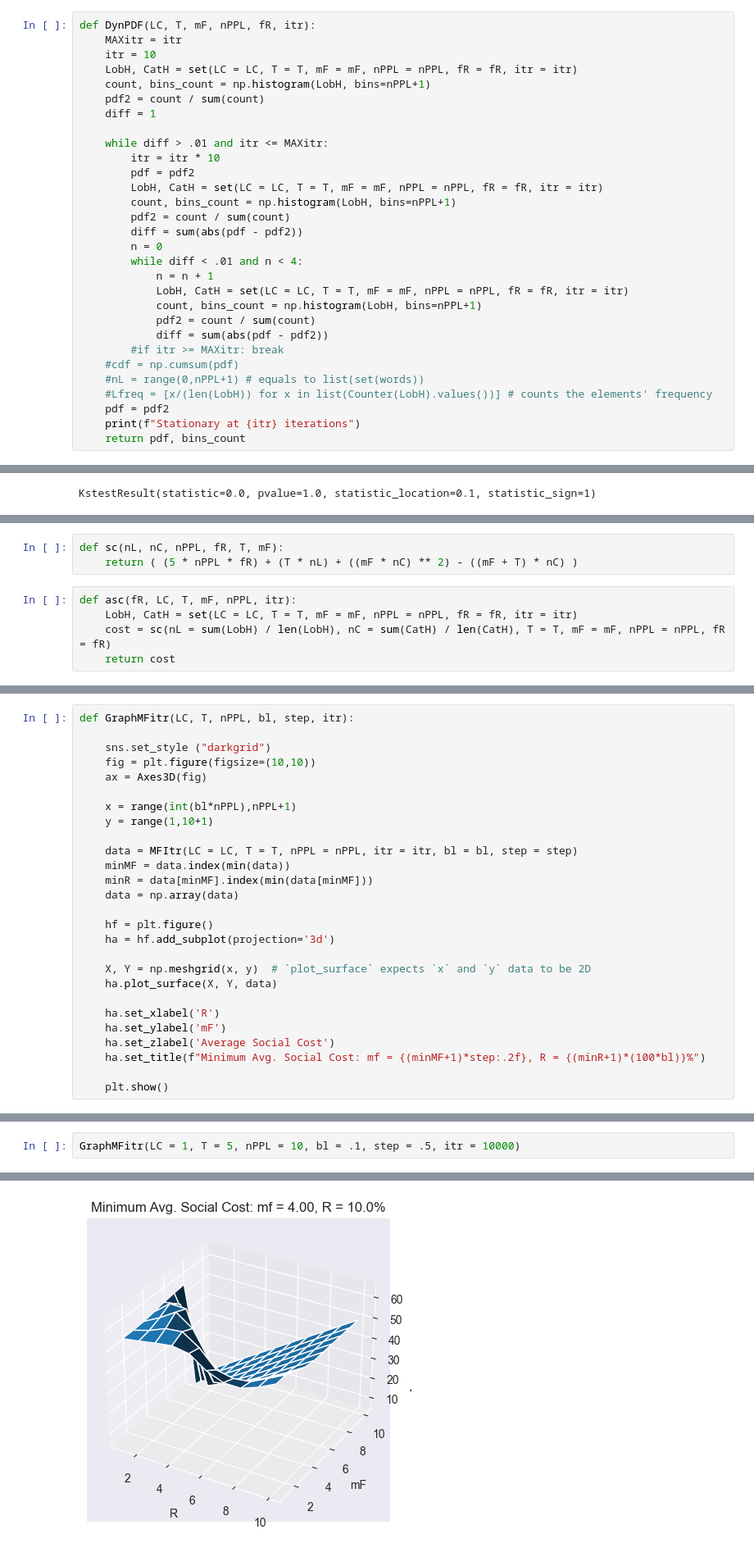
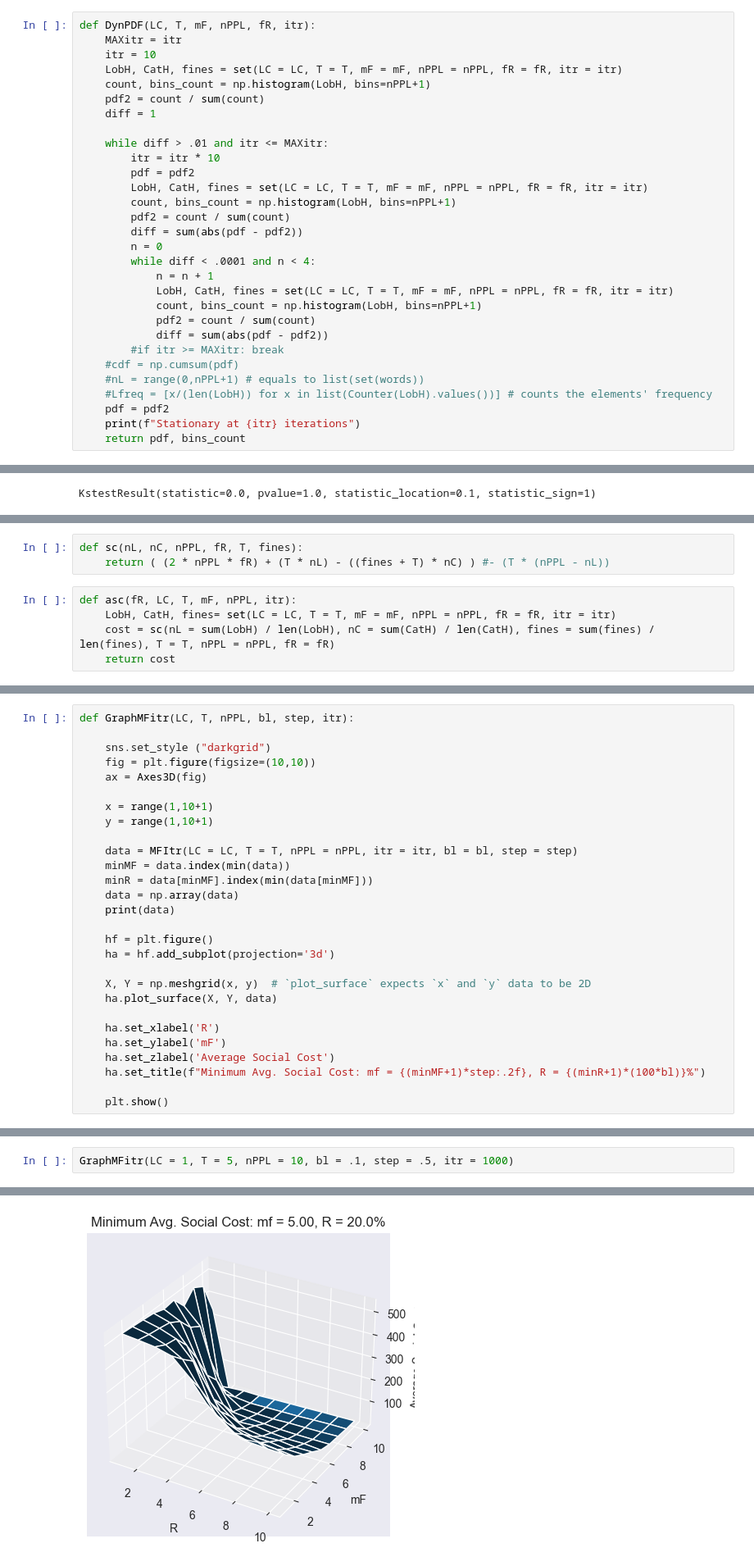
Before and after one commit to JTayMilli/391X, a Jupyter notebook: BoringDynamics.ipynb, the cells around one changed output, grey strips where cells are left out. Shown at 82% size. Drawn from its saved outputs; the diff is of its cells as text.

```diff
--- a/BoringDynamics.ipynb
+++ b/BoringDynamics.ipynb
@@ -92,7 +111,7 @@ plt.plot(CatH)
 def DynPDF(LC, T, mF, nPPL, fR, itr):
     MAXitr = itr
     itr = 10
-    LobH, CatH = set(LC = LC, T = T, mF = mF, nPPL = nPPL, fR = fR, itr = itr)
+    LobH, CatH, fines = set(LC = LC, T = T, mF = mF, nPPL = nPPL, fR = fR, itr = itr)
     count, bins_count = np.histogram(LobH, bins=nPPL+1)
     pdf2 = count / sum(count)
     diff = 1
@@ -100,14 +119,14 @@ def DynPDF(LC, T, mF, nPPL, fR, itr):
     while diff > .01 and itr <= MAXitr:
         itr = itr * 10
         pdf = pdf2
-        LobH, CatH = set(LC = LC, T = T, mF = mF, nPPL = nPPL, fR = fR, itr = itr)
+        LobH, CatH, fines = set(LC = LC, T = T, mF = mF, nPPL = nPPL, fR = fR, itr = itr)
         count, bins_count = np.histogram(LobH, bins=nPPL+1)
         pdf2 = count / sum(count)
         diff = sum(abs(pdf - pdf2))
         n = 0
-        while diff < .01 and n < 4:
+        while diff < .0001 and n < 4:
             n = n + 1
-            LobH, CatH = set(LC = LC, T = T, mF = mF, nPPL = nPPL, fR = fR, itr = itr)
+            LobH, CatH, fines = set(LC = LC, T = T, mF = mF, nPPL = nPPL, fR = fR, itr = itr)
             count, bins_count = np.histogram(LobH, bins=nPPL+1)
             pdf2 = count / sum(count)
             diff = sum(abs(pdf - pdf2))
@@ -225,10 +251,10 @@ Stationary at 100000 iterations
 # %%
-def sc(nL, nC, nPPL, fR, T, mF):
-    return ( (5 * nPPL * fR) + (T * nL) + ((mF * nC) ** 2) - ((mF + T) * nC) )
+def sc(nL, nC, nPPL, fR, T, fines):
+    return ( (2 * nPPL * fR) + (T * nL) - ((fines + T) * nC) ) #- (T * (nPPL - nL))
 # %%
 def asc(fR, LC, T, mF, nPPL, itr):
-    LobH, CatH = set(LC = LC, T = T, mF = mF, nPPL = nPPL, fR = fR, itr = itr)
-    cost = sc(nL = sum(LobH) / len(LobH), nC = sum(CatH) / len(CatH), T = T, mF = mF, nPPL = nPPL, fR = fR)
+    LobH, CatH, fines= set(LC = LC, T = T, mF = mF, nPPL = nPPL, fR = fR, itr = itr)
+    cost = sc(nL = sum(LobH) / len(LobH), nC = sum(CatH) / len(CatH), fines = sum(fines) / len(fines), T = T, nPPL = nPPL, fR = fR)
     return cost
 # %%
 def CostItrR(LC, T, mF, nPPL, itr, bl):
@@ -253,13 +287,14 @@ def GraphMFitr(LC, T, nPPL, bl, step, itr):
     fig = plt.figure(figsize=(10,10))
     ax = Axes3D(fig)
 
-    x = range(int(bl*nPPL),nPPL+1)
+    x = range(1,10+1)
     y = range(1,10+1)
 
     data = MFItr(LC = LC, T = T, nPPL = nPPL, itr = itr, bl = bl, step = step)
     minMF = data.index(min(data))
     minR = data[minMF].index(min(data[minMF]))
     data = np.array(data)
+    print(data)
 
     hf = plt.figure()
     ha = hf.add_subplot(projection='3d')
@@ -276,3 +339,3 @@ def GraphMFitr(LC, T, nPPL, bl, step, itr):
 # %%
-GraphMFitr(LC = 1, T = 5, nPPL = 10, bl = .1, step = .5, itr = 10000)
+GraphMFitr(LC = 1, T = 5, nPPL = 10, bl = .1, step = .5, itr = 1000)
 # %% [output]
@@ -280 +363 @@ GraphMFitr(LC = 1, T = 5, nPPL = 10, bl = .1, step = .5, itr = 10000)
-[figure, old version]
+[figure, new version]
```
Also changed, not shown: parts of 23 cells of this notebook.
